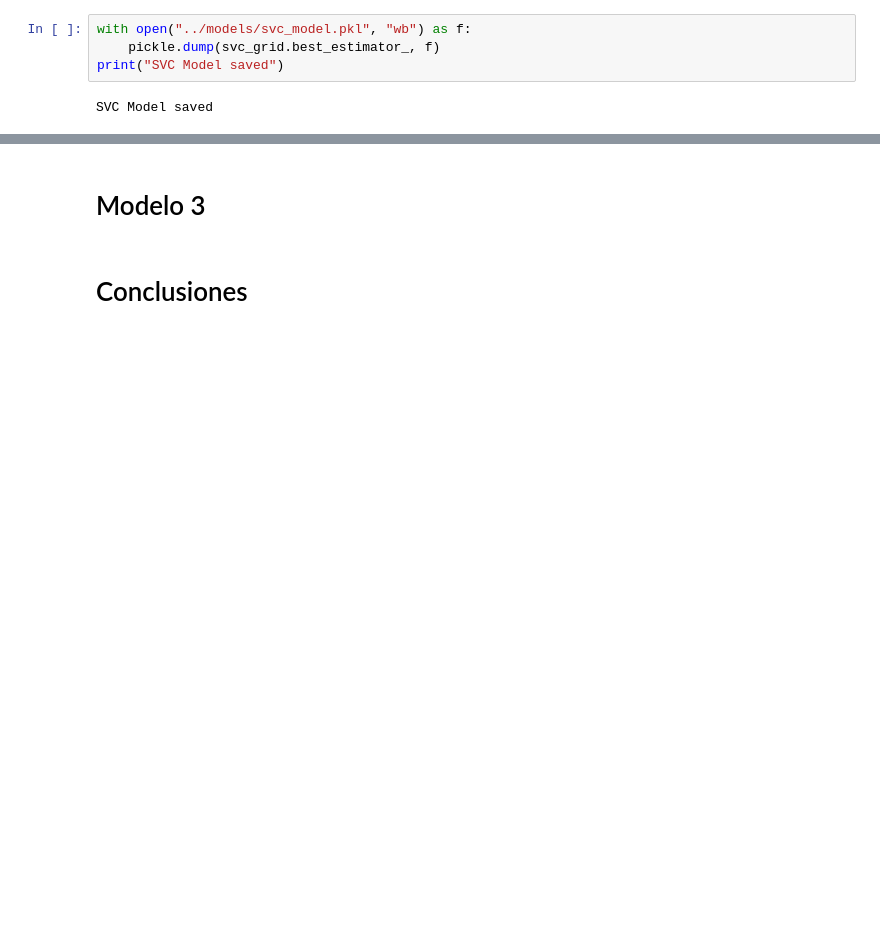
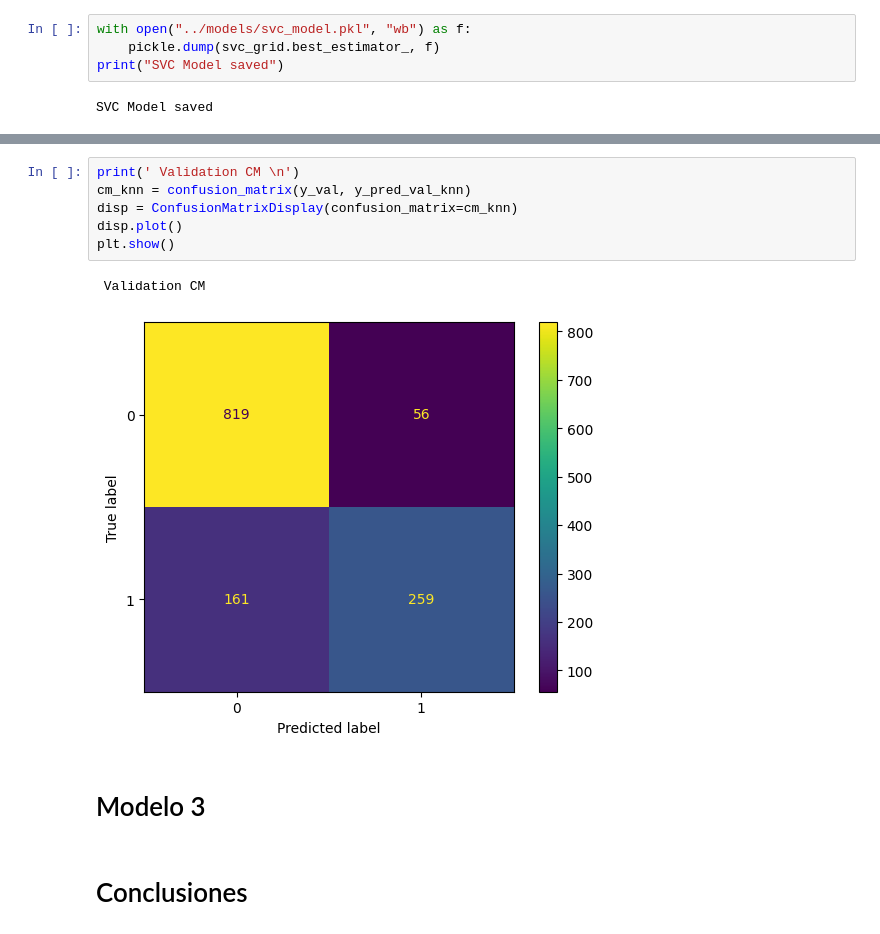
Before and after one commit to A01795375/Proyecto_Integrador_cancer, a Jupyter notebook: notebooks/Avance 3.ipynb, the cells around one changed output, grey strips where cells are left out. Cells and saved outputs as stored; diff of their text form; blank space fills up the shorter version.

```diff
--- a/notebooks/Avance 3.ipynb
+++ b/notebooks/Avance 3.ipynb
@@ -275,3 +352,12 @@ SVC Model saved
+# %%
+print(' Validation CM \n')
+cm_knn = confusion_matrix(y_val, y_pred_val_knn)
+disp = ConfusionMatrixDisplay(confusion_matrix=cm_knn)
+disp.plot()
+plt.show()
+# %% [output]
+ Validation CM
+[figure, added]
 # %% [markdown]
 # Modelo 3
 # %% [markdown]
```
Also changed, not shown: parts of 17 cells of this notebook.
